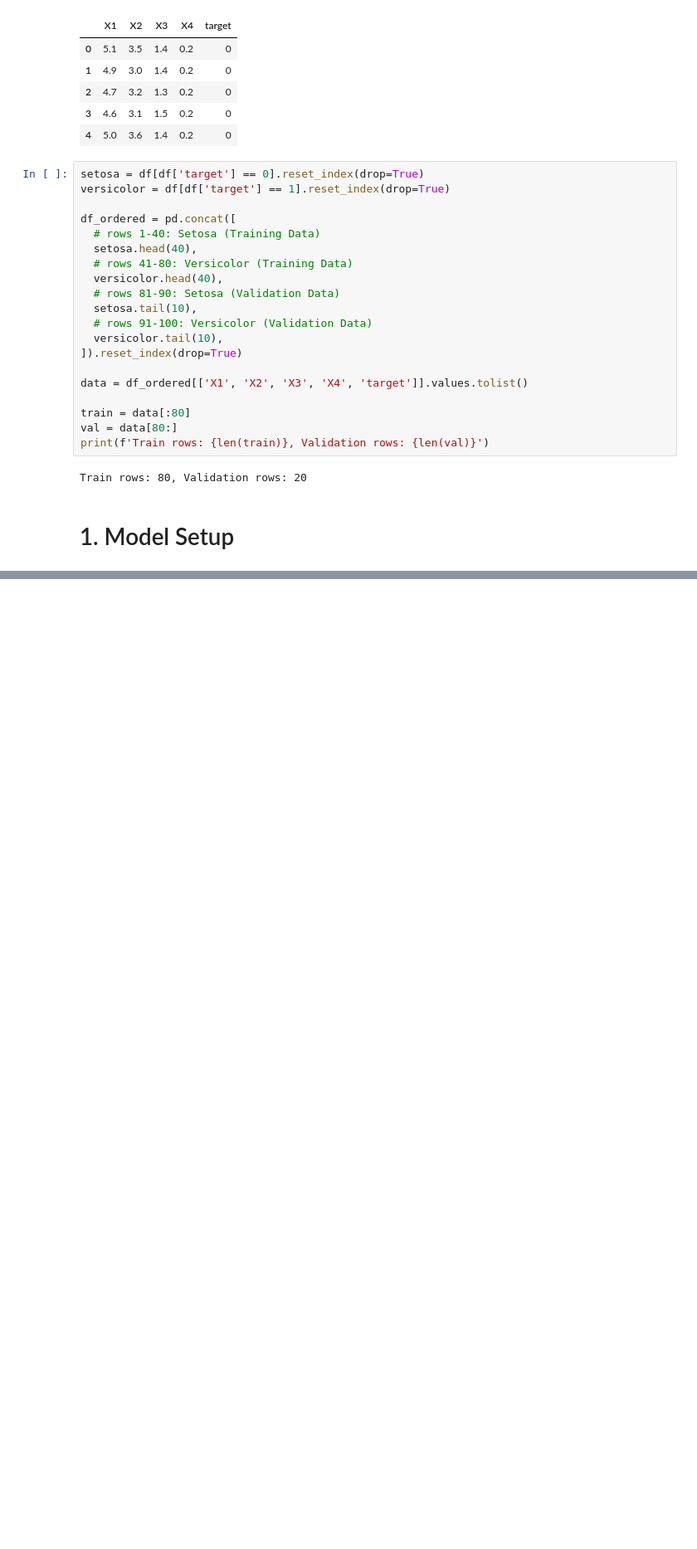
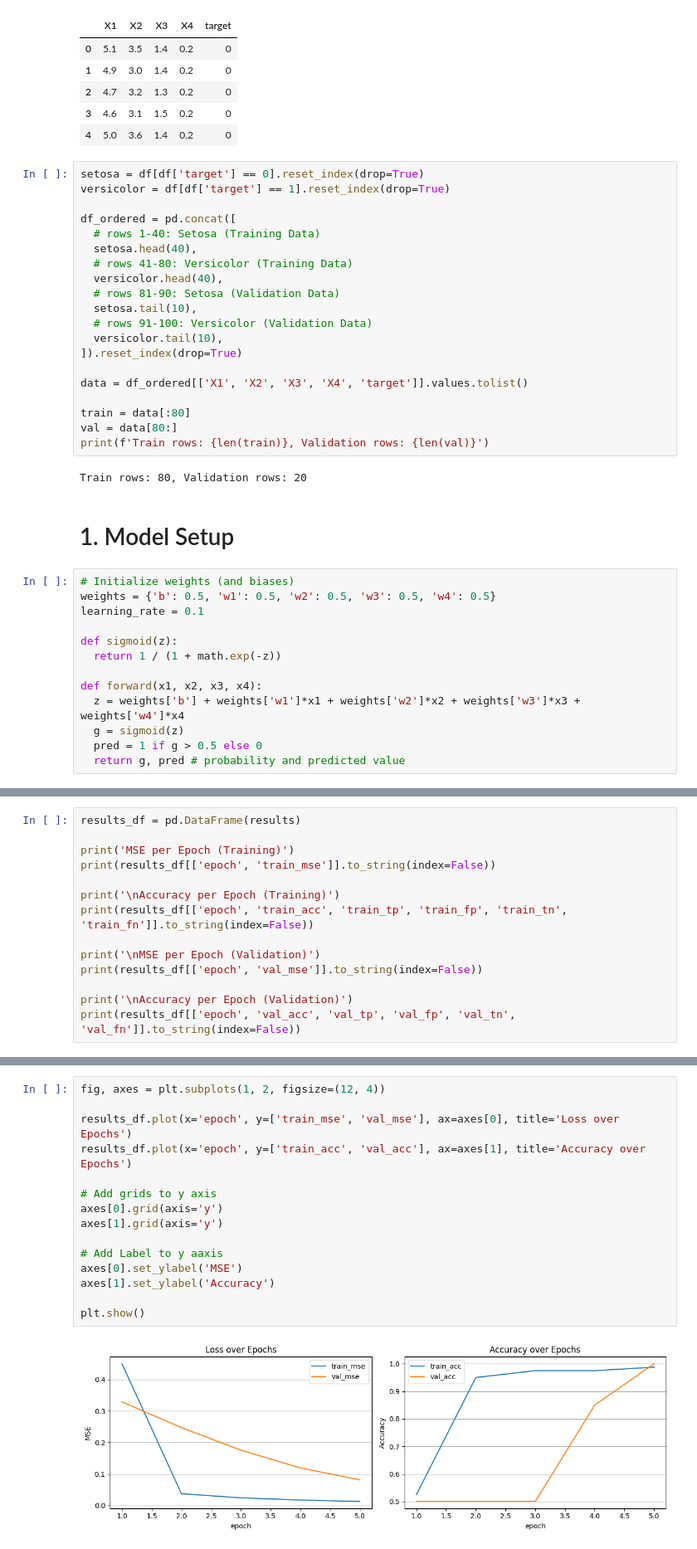
Before and after one commit to Plumz17/DL_Assignment01, a Jupyter notebook: DL_Assignment01.ipynb, the cells around one changed output, grey strips where cells are left out. Shown at 83% size. Saved outputs shown, nothing was run; the diff lists cells and outputs as text; blank space fills up the shorter version.

Commit message:
Finish Model Training and Evaluation

```diff
--- a/DL_Assignment01.ipynb
+++ b/DL_Assignment01.ipynb
@@ -53,3 +53,16 @@ print(f'Train rows: {len(train)}, Validation rows: {len(val)}')
 Train rows: 80, Validation rows: 20
 # %% [markdown]
 # 1. Model Setup
+# %%
+# Initialize weights (and biases)
+weights = {'b': 0.5, 'w1': 0.5, 'w2': 0.5, 'w3': 0.5, 'w4': 0.5}
+learning_rate = 0.1
+
+def sigmoid(z):
+  return 1 / (1 + math.exp(-z))
+
+def forward(x1, x2, x3, x4):
+  z = weights['b'] + weights['w1']*x1 + weights['w2']*x2 + weights['w3']*x3 + weights['w4']*x4
+  g = sigmoid(z)
+  pred = 1 if g > 0.5 else 0
+  return g, pred # probability and predicted value
@@ -55,0 +131,14 @@ Train rows: 80, Validation rows: 20
+# %%
+results_df = pd.DataFrame(results)
+
+print('MSE per Epoch (Training)')
+print(results_df[['epoch', 'train_mse']].to_string(index=False))
+
+print('\nAccuracy per Epoch (Training)')
+print(results_df[['epoch', 'train_acc', 'train_tp', 'train_fp', 'train_tn', 'train_fn']].to_string(index=False))
+
+print('\nMSE per Epoch (Validation)')
+print(results_df[['epoch', 'val_mse']].to_string(index=False))
+
+print('\nAccuracy per Epoch (Validation)')
+print(results_df[['epoch', 'val_acc', 'val_tp', 'val_fp', 'val_tn', 'val_fn']].to_string(index=False))
@@ -55,0 +163,17 @@ Train rows: 80, Validation rows: 20
+# %%
+fig, axes = plt.subplots(1, 2, figsize=(12, 4))
+
+results_df.plot(x='epoch', y=['train_mse', 'val_mse'], ax=axes[0], title='Loss over Epochs')
+results_df.plot(x='epoch', y=['train_acc', 'val_acc'], ax=axes[1], title='Accuracy over Epochs')
+
+# Add grids to y axis
+axes[0].grid(axis='y')
+axes[1].grid(axis='y')
+
+# Add Label to y aaxis
+axes[0].set_ylabel('MSE')
+axes[1].set_ylabel('Accuracy')
+
+plt.show()
+# %% [output]
+[figure, added]
```
Also changed, not shown: parts of 4 cells of this notebook.
